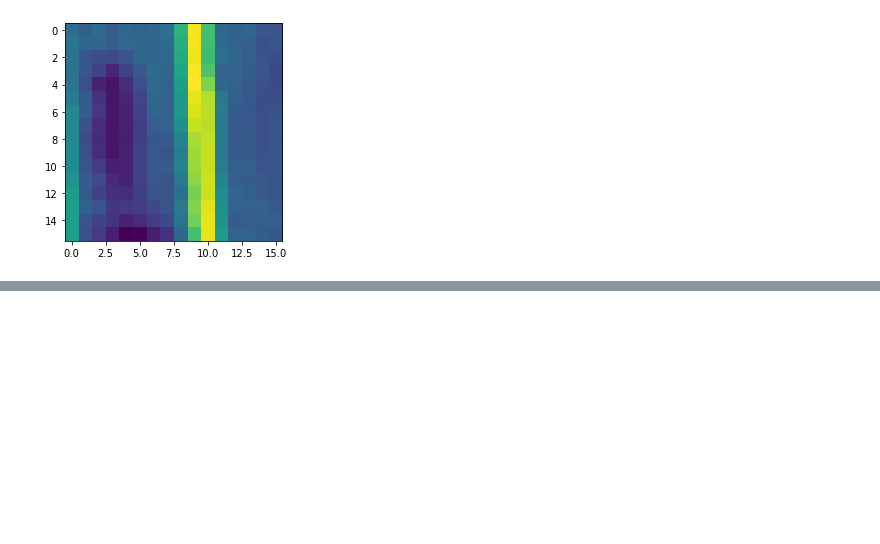
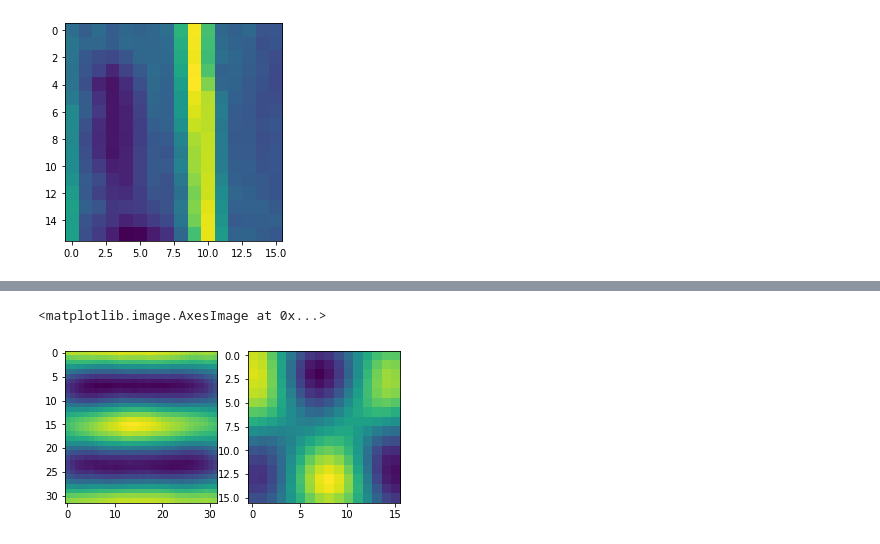
Before and after one commit to benthehuman1/UW-Vision-Segmentation, a Jupyter notebook: imgs_pca.ipynb, the cells around one changed output, grey strips where cells are left out. Saved outputs shown, nothing was run; the diff lists cells and outputs as text; code cells hidden in the pictures; blank space fills up the shorter version.

Commit message:
created some bases

```diff
--- a/imgs_pca.ipynb
+++ b/imgs_pca.ipynb
@@ -43,17 +68,11 @@ def get_random_image_subportion(img_arr, size = 64):
 # %%
-def sample_image_chunks(size, n_chunks_per_image, n_chunks_total) -> List[NDArray[Any]]:
-    result: List[NDArray[Any]] = []
-    num_images = (n_chunks_total // n_chunks_per_image)
-    for img_i in range(num_images):
-        sceneID, vis_img = cityscapes_helper.loadRandomVisualInfo()
-        for ci in range(n_chunks_per_image):
-            chunk = get_random_image_subportion(vis_img, size)
-            result.append(chunk)
-    return result
-
 def extract_pcms_from_images(imgs):
     result = []
+    one_percent = len(imgs) // 100
+    img_i = 1
     for img in imgs:
+        if(img_i % one_percent == 0):
+            print("|", end="")
         img_area_2d = img.shape[0] * img.shape[1]
         colors = img.reshape(img_area_2d, 3)
         colors_mean = np.mean(colors, axis=0)
@@ -61,11 +80,9 @@ def extract_pcms_from_images(imgs):
         color_svd = SVD2D(colors_mean_rem)
 
         for i in range(2):
-            U = color_svd.U[:, 0].reshape((img.shape[0], img.shape[1])).astype(np.float32)
+            U = color_svd.U[:, i].reshape((img.shape[0], img.shape[1])).astype(np.float32)
             result.append(U)
+        img_i += 1
     return result
-
-
-imgs = sample_image_chunks(16, 20, 30000)
 # %%
 pcms = extract_pcms_from_images(imgs)
@@ -75,3 +94,16 @@ ax.imshow(pcms[1200])
 # %% [output]
 <matplotlib.image.AxesImage at 0x...>
 [figure]
+# %%
+def calculate_basis_matrix(size, n_samples):
+    pcms_flat = []
+    img_chunks = sample_image_chunks(size, 30, n_samples//2)
+    print()
+    pcms = extract_pcms_from_images(img_chunks)
+    for pcm2d in pcms:
+        pcms_flat.append(pcm2d.ravel())
+    stacked_pcms = np.vstack(pcms_flat)
+    pcms_svd = SVD2D(stacked_pcms)
+    return pcms_svd.VT
+
+calculate_basis_matrix(64, 5000).shape
@@ -77,0 +115,5 @@ ax.imshow(pcms[1200])
+# %%
+pcm_bases = []
+for size in range(16, 256+16, 16):
+    basis = calculate_basis_matrix(size, 40000)
+    pcm_bases.append(basis)
@@ -77,0 +160,9 @@ ax.imshow(pcms[1200])
+# %%
+i = 90
+
+fig, (ax1, ax2) = plt.subplots(1, 2)
+ax1.imshow(pcm_bases[1][i].reshape((32, 32)))
+ax2.imshow(pcm_bases[0][i].reshape((16, 16)))
+# %% [output]
+<matplotlib.image.AxesImage at 0x...>
+[figure, added]
```
Also changed, not shown: parts of 9 cells of this notebook, 8 other files.
